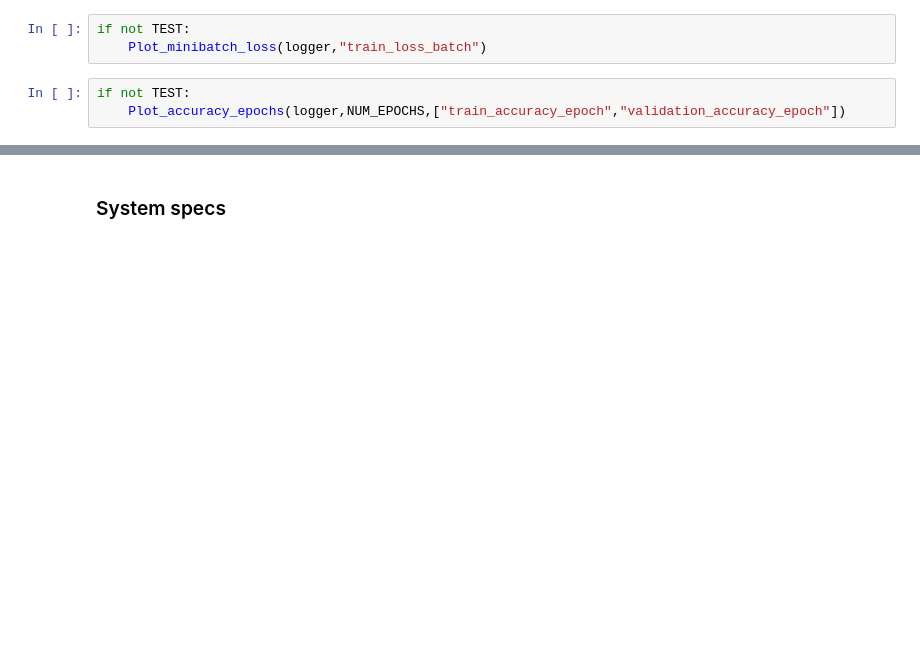
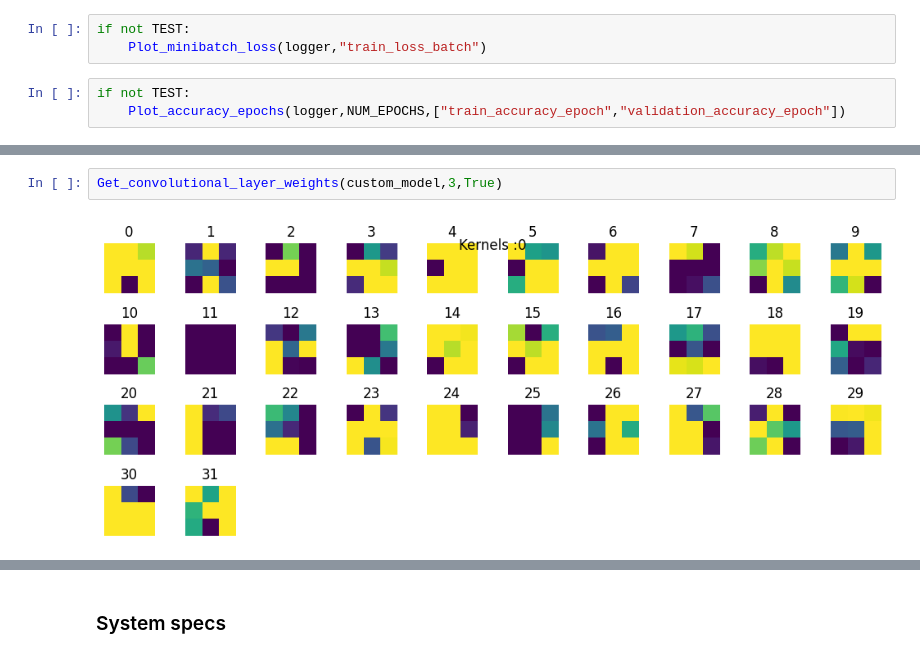
Before and after one commit to oswy2k/CIFAR_10_Classifier, a Jupyter notebook: Cifar10_CNN.ipynb, the cells around one changed output, grey strips where cells are left out. Cells and saved outputs as stored; diff of their text form; blank space fills up the shorter version.

```diff
--- a/Cifar10_CNN.ipynb
+++ b/Cifar10_CNN.ipynb
@@ -318,0 +328,4 @@ Plot_confusion_matrix(matrix,labels,"Confussion Matrix")
+# %%
+Get_convolutional_layer_weights(custom_model,3,True)
+# %% [output]
+[figure, added]
```
Also changed, not shown: parts of 17 cells of this notebook, 6 other files.
